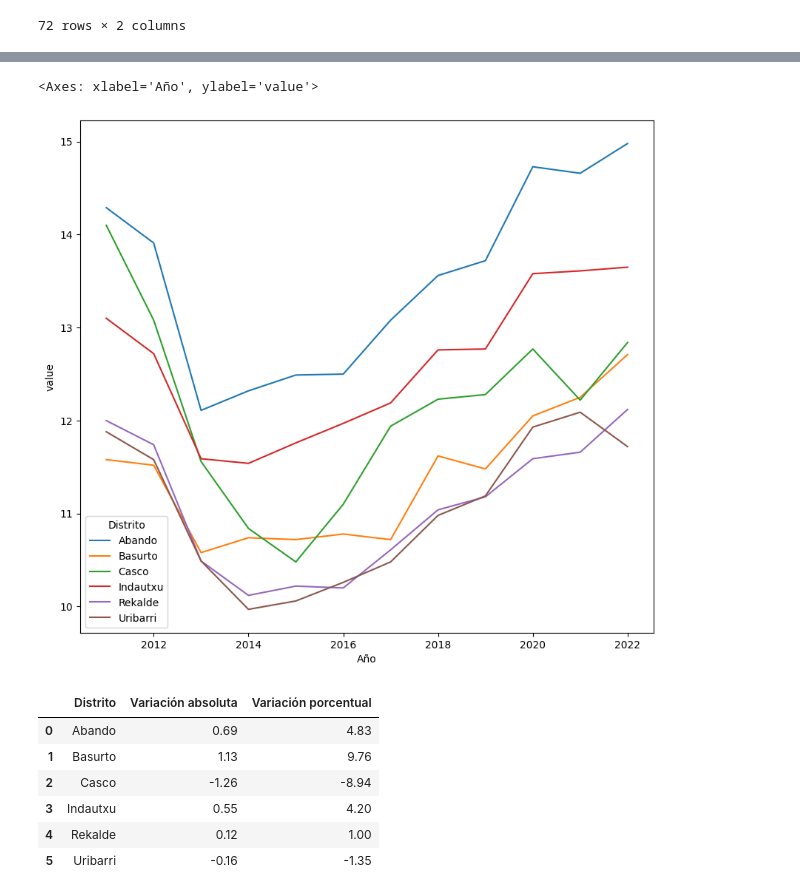
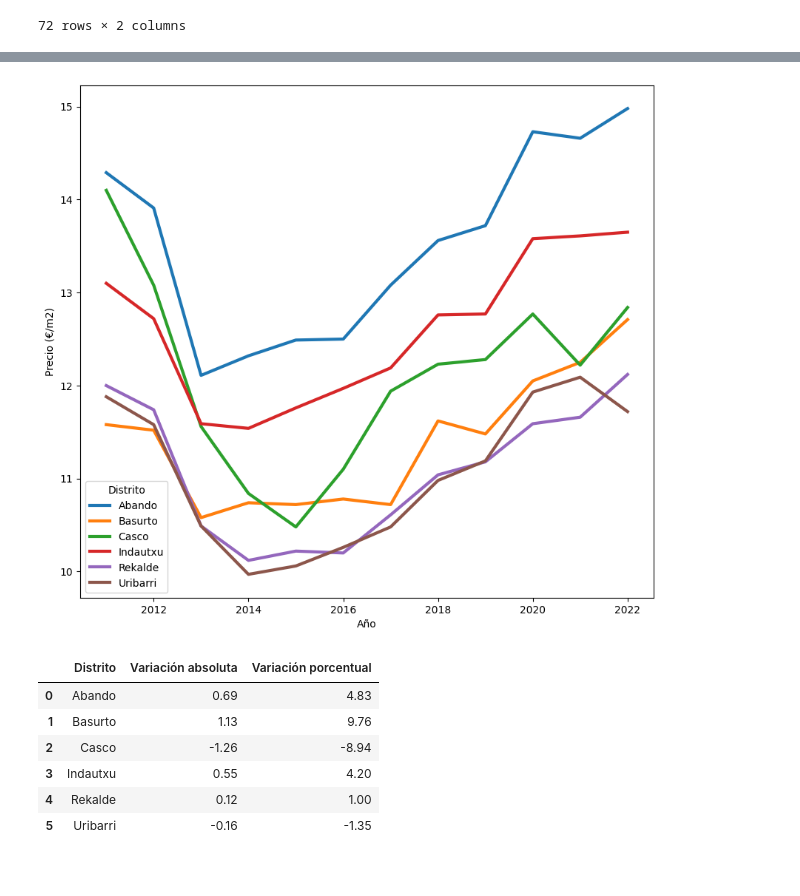
Before and after one commit to PacoFletcher/EDA, a Jupyter notebook: Jupyter/Tablas alquileres.ipynb, the cells around one changed output, grey strips where cells are left out. Cells and saved outputs as stored; diff of their text form; code cells hidden in the pictures.

```diff
--- a/Tablas alquileres.ipynb
+++ b/Jupyter/Tablas alquileres.ipynb
@@ -710,7 +710,7 @@ prueba["Distrito"].unique()
 array(['Abando', 'BILBAO', 'Basurto', 'Begoña', 'Casco', 'Deusto',
        'Ibaiondo', 'Indautxu', 'Rekalde', 'Uribarri'], dtype=object)
 # %%
-lista_top = ["Abando", "Indautxu", "Uribarri", "Casco", "Basurto", "Rekalde"].sort()
+lista_top = ["Abando", "Indautxu", "Uribarri", "Casco", "Basurto", "Rekalde"]
 # %%
 variacion = prueba[prueba["Distrito"].isin(lista_top)]
 variacion
@@ -886,10 +899,10 @@ Uribarri    2022
 Name: Año, dtype: int32
 # %%
 plt.figure(figsize=(10,9))
-sns.lineplot(data = melted, x = "Año", y = "value", hue = "Distrito")
+sns.lineplot(data = melted, x = "Año", y = "value", hue = "Distrito", linewidth = 3)
+plt.ylabel("Precio (€/m2)");
 # %% [output]
-<Axes: xlabel='Año', ylabel='value'>
-[figure, old version]
+[figure, new version]
 # %%
 calc = pd.DataFrame({"Distrito": melted.index.unique(),
                      "Variación absoluta": var_abs,
```
Also changed, not shown: parts of 2 cells of this notebook, 16 other files.
